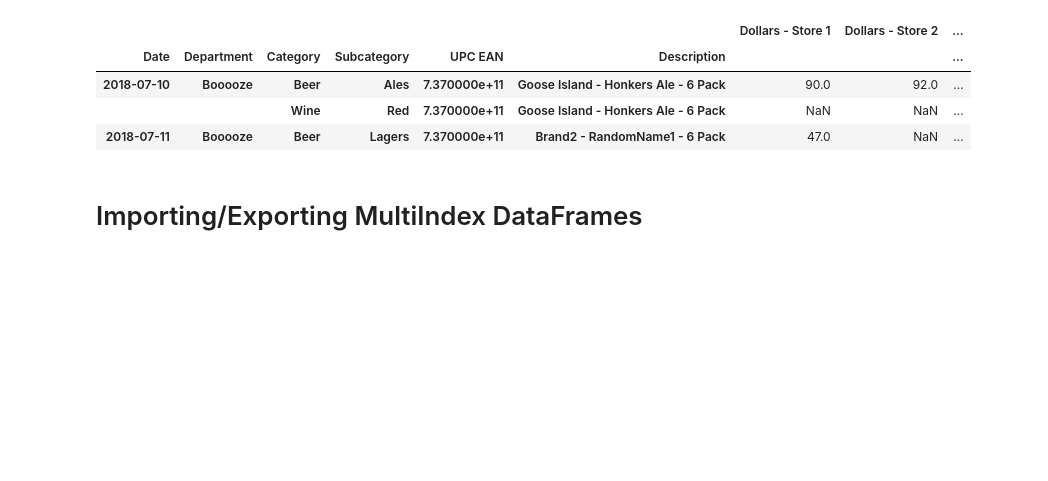
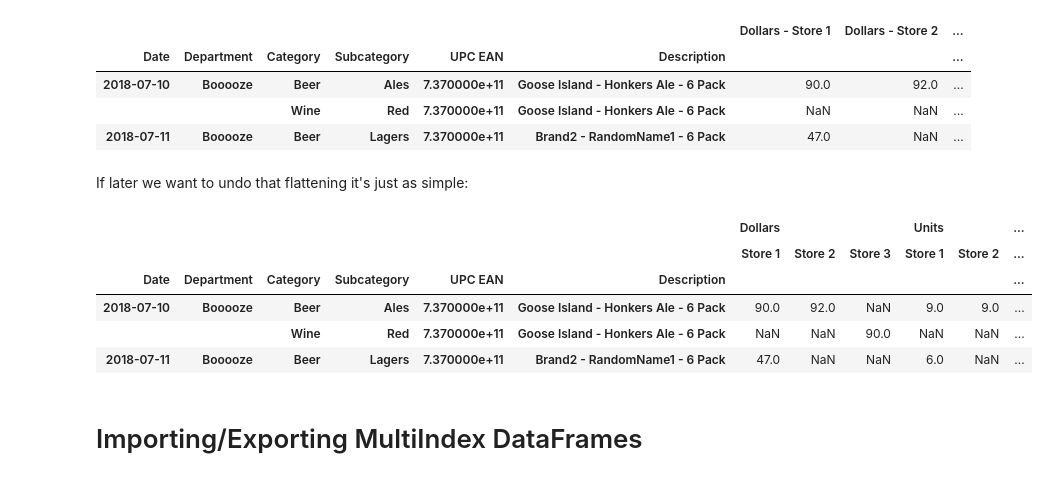
Before and after one commit to ZaxR/pandas_multiindex_tutorial, a Jupyter notebook: Pandas MultiIndex Tutorial.ipynb, the cells around one changed output. Saved outputs shown, nothing was run; the diff lists cells and outputs as text; code cells hidden in the pictures; blank space fills up the shorter version.

```diff
--- a/Pandas MultiIndex Tutorial.ipynb
+++ b/Pandas MultiIndex Tutorial.ipynb
@@ -226,7 +226,7 @@ def flatten_cols(df: pd.DataFrame, delim: str = ""):
     """Flatten multiple column levels of the DataFrame into a one column level.
 
     Args:
-        delim: the delimiter between the column values
+        delim: the delimiter between the column values.
 
     Returns:
         A copy of the dataframe with the new column names.
@@ -239,13 +239,41 @@ def flatten_cols(df: pd.DataFrame, delim: str = ""):
 
     return ndf
 
-flatten_cols(multi_col_lvl_df, " - ").head(3)
+flattened_multi_col_df = flatten_cols(multi_col_lvl_df, " - ").head(3)
+flattened_multi_col_df
 # %% [output]
 |  |  |  |  |  |  | Dollars - Store 1 | Dollars - Store 2 | ... |
 | Date | Department | Category | Subcategory | UPC EAN | Description |  |  | ... |
 | 2018-07-10 | Booooze | Beer | Ales | 7.370000e+11 | Goose Island - Honkers Ale - 6 Pack | 90.0 | 92.0 | ... |
 |  |  | Wine | Red | 7.370000e+11 | Goose Island - Honkers Ale - 6 Pack | NaN | NaN | ... |
 | 2018-07-11 | Booooze | Beer | Lagers | 7.370000e+11 | Brand2 - RandomName1 - 6 Pack | 47.0 | NaN | ... |
+# %% [markdown]
+If later we want to undo that flattening it's just as simple:
+# %%
+def unflatten_cols(df: pd.DataFrame, delim: str = ""):
+    """Unflatten a single column level into multiple column levels.
+
+    Args:
+        delim: the delimiter to split on to identify the multiple column values.
+
+    Returns:
+        A copy of the dataframe with the new column levels.
+
+    """
+    new_cols = pd.MultiIndex.from_tuples([tuple(col.split(delim)) for col in df.columns])
+    ndf = df.copy()
+    ndf.columns = new_cols
+
+    return ndf
+
+unflatten_cols(flattened_multi_col_df, " - ")
+# %% [output]
+|  |  |  |  |  |  | Dollars |  |  | Units |  | ... |
+|  |  |  |  |  |  | Store 1 | Store 2 | Store 3 | Store 1 | Store 2 | ... |
+| Date | Department | Category | Subcategory | UPC EAN | Description |  |  |  |  |  | ... |
+| 2018-07-10 | Booooze | Beer | Ales | 7.370000e+11 | Goose Island - Honkers Ale - 6 Pack | 90.0 | 92.0 | NaN | 9.0 | 9.0 | ... |
+|  |  | Wine | Red | 7.370000e+11 | Goose Island - Honkers Ale - 6 Pack | NaN | NaN | 90.0 | NaN | NaN | ... |
+| 2018-07-11 | Booooze | Beer | Lagers | 7.370000e+11 | Brand2 - RandomName1 - 6 Pack | 47.0 | NaN | NaN | 6.0 | NaN | ... |
 # %% [markdown]
 # Importing/Exporting MultiIndex DataFrames
 # %% [markdown]
```
Also changed, not shown: parts of 5 cells of this notebook.
